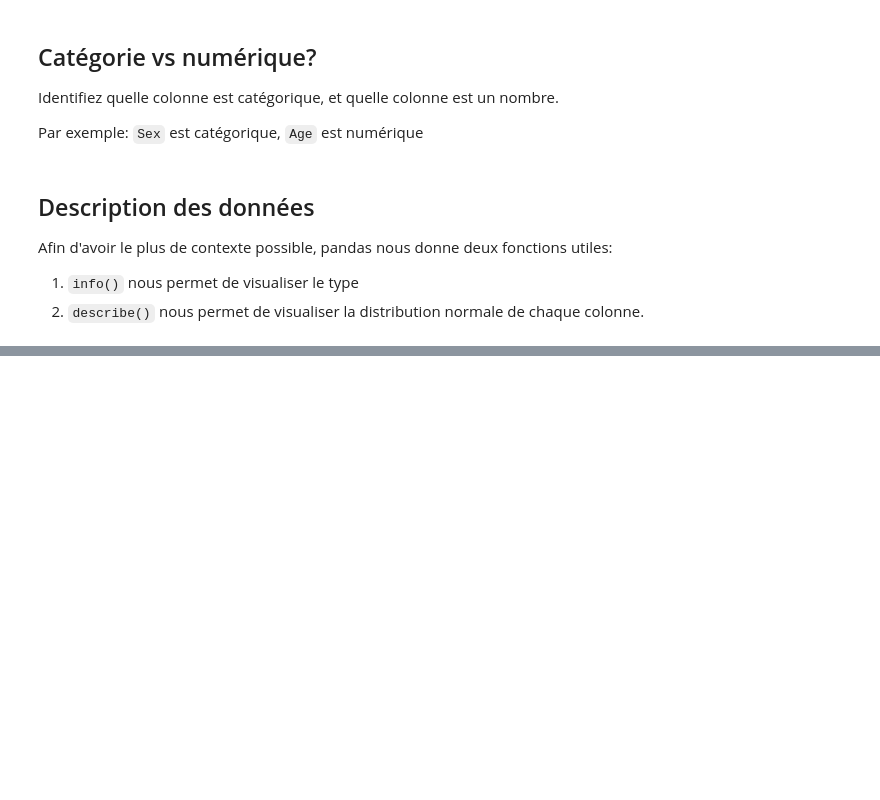
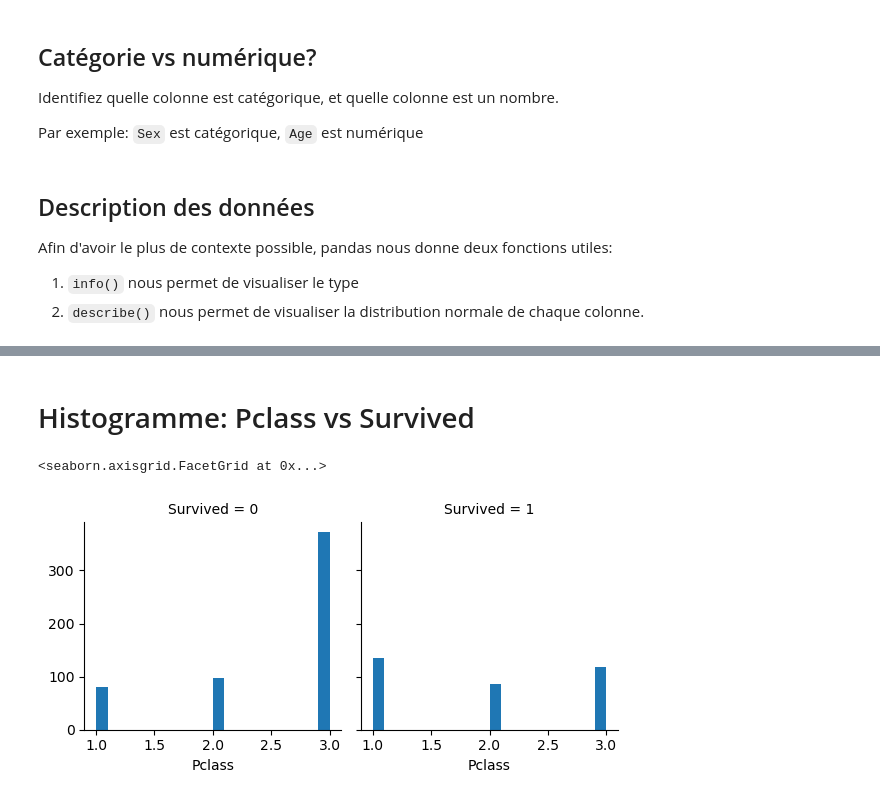
Before and after one commit to gautiermarechal/titanic-scai, a Jupyter notebook: main.ipynb, the cells around one changed output, grey strips where cells are left out. Saved outputs shown, nothing was run; the diff lists cells and outputs as text; code cells hidden in the pictures; blank space fills up the shorter version.

```diff
--- a/main.ipynb
+++ b/main.ipynb
@@ -161,0 +263,8 @@ dataframe_donnees_entrainement.describe(include=['int64'])
+# %% [markdown]
+# Histogramme: Pclass vs Survived
+# %%
+g = sns.FacetGrid(dataframe_donnees_entrainement, col='Survived')
+g.map(plt.hist, 'Pclass', bins=20)
+# %% [output]
+<seaborn.axisgrid.FacetGrid at 0x...>
+[figure, added]
```
Also changed, not shown: parts of 33 cells of this notebook.
